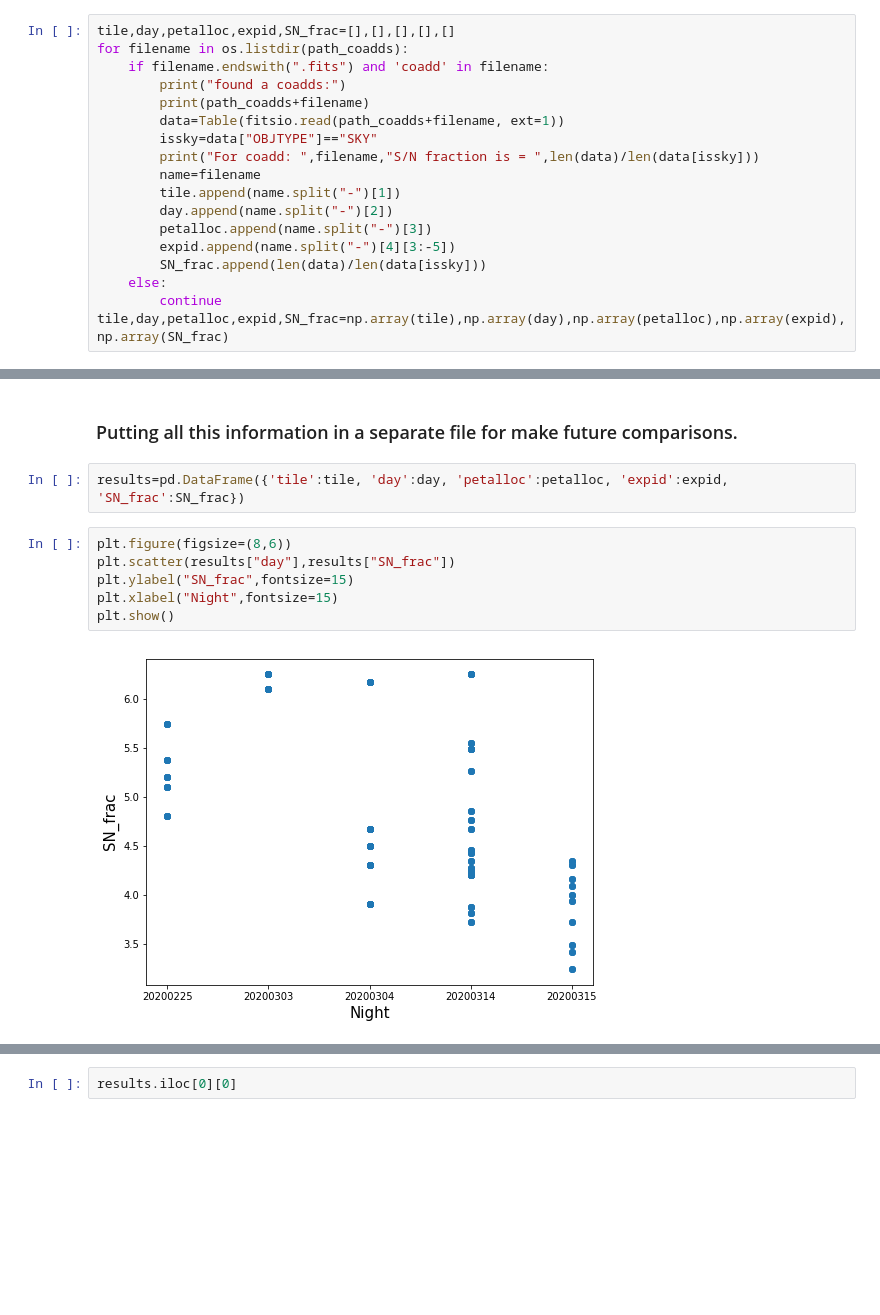
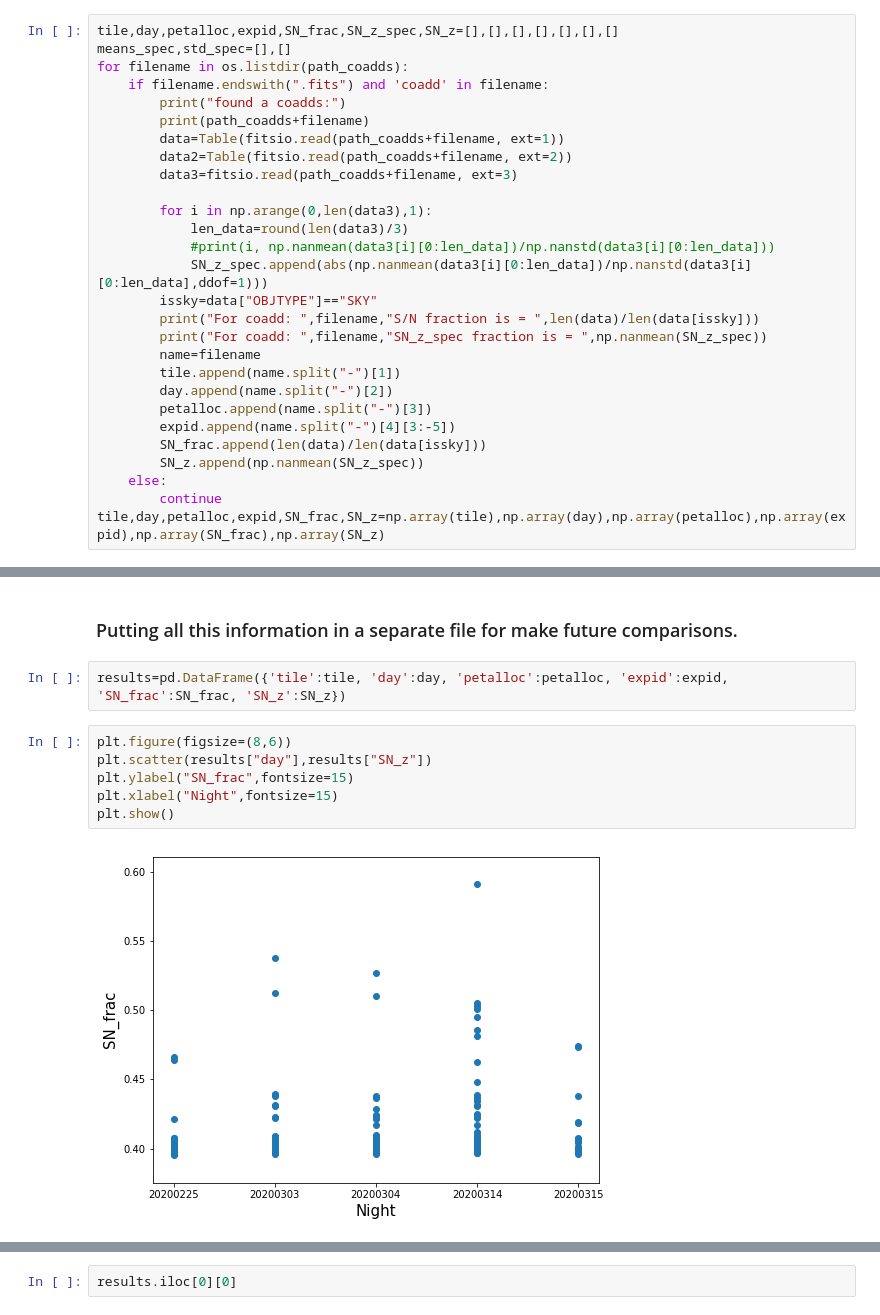
Before and after one commit to sierraporta/miniSV-inspection, a Jupyter notebook: obs_cond_sv2.ipynb, the cells around one changed output, grey strips where cells are left out. Drawn from its saved outputs; the diff is of its cells as text; blank space fills up the shorter version.

```diff
--- a/obs_cond_sv2.ipynb
+++ b/obs_cond_sv2.ipynb
@@ -115,21 +101,31 @@ cond_SV2[(cond_SV2["NIGHT"]==20200225)&(cond_SV2["SPECTRO_EXPID"]==52112)&(cond_
 # %%
-tile,day,petalloc,expid,SN_frac=[],[],[],[],[]
+tile,day,petalloc,expid,SN_frac,SN_z_spec,SN_z=[],[],[],[],[],[],[]
+means_spec,std_spec=[],[]
 for filename in os.listdir(path_coadds):
     if filename.endswith(".fits") and 'coadd' in filename:
         print("found a coadds:")
         print(path_coadds+filename)
         data=Table(fitsio.read(path_coadds+filename, ext=1))
+        data2=Table(fitsio.read(path_coadds+filename, ext=2))
+        data3=fitsio.read(path_coadds+filename, ext=3)
+
+        for i in np.arange(0,len(data3),1):
+            len_data=round(len(data3)/3)
+            #print(i, np.nanmean(data3[i][0:len_data])/np.nanstd(data3[i][0:len_data]))
+            SN_z_spec.append(abs(np.nanmean(data3[i][0:len_data])/np.nanstd(data3[i][0:len_data],ddof=1)))
         issky=data["OBJTYPE"]=="SKY"
         print("For coadd: ",filename,"S/N fraction is = ",len(data)/len(data[issky]))
+        print("For coadd: ",filename,"SN_z_spec fraction is = ",np.nanmean(SN_z_spec))
         name=filename
         tile.append(name.split("-")[1])
         day.append(name.split("-")[2])
         petalloc.append(name.split("-")[3])
         expid.append(name.split("-")[4][3:-5])
         SN_frac.append(len(data)/len(data[issky]))
+        SN_z.append(np.nanmean(SN_z_spec))
     else:
         continue
-tile,day,petalloc,expid,SN_frac=np.array(tile),np.array(day),np.array(petalloc),np.array(expid),np.array(SN_frac)
+tile,day,petalloc,expid,SN_frac,SN_z=np.array(tile),np.array(day),np.array(petalloc),np.array(expid),np.array(SN_frac),np.array(SN_z)
 # %% [output]
 found a coadds:
 /global/cfs/cdirs/desi/users/chahah/bgs_exp_coadd/coadd-66000-20200314-7-00055442.fits
@@ -151,15 +149,15 @@ For coadd:  coadd-66014-20200314-5-00055435.fits S/N fraction is =  5.2631578947
 # %% [markdown]
 ### Putting all this information in a separate file for make future comparisons.
 # %%
-results=pd.DataFrame({'tile':tile, 'day':day, 'petalloc':petalloc, 'expid':expid, 'SN_frac':SN_frac})
+results=pd.DataFrame({'tile':tile, 'day':day, 'petalloc':petalloc, 'expid':expid, 'SN_frac':SN_frac, 'SN_z':SN_z})
 # %%
 plt.figure(figsize=(8,6))
-plt.scatter(results["day"],results["SN_frac"])
+plt.scatter(results["day"],results["SN_z"])
 plt.ylabel("SN_frac",fontsize=15)
 plt.xlabel("Night",fontsize=15)
 plt.show()
 # %% [output]
-[figure, old version]
+[figure, new version]
 # %%
 results[0:5]
 # %% [output]
```
Also changed, not shown: parts of 11 cells of this notebook.
